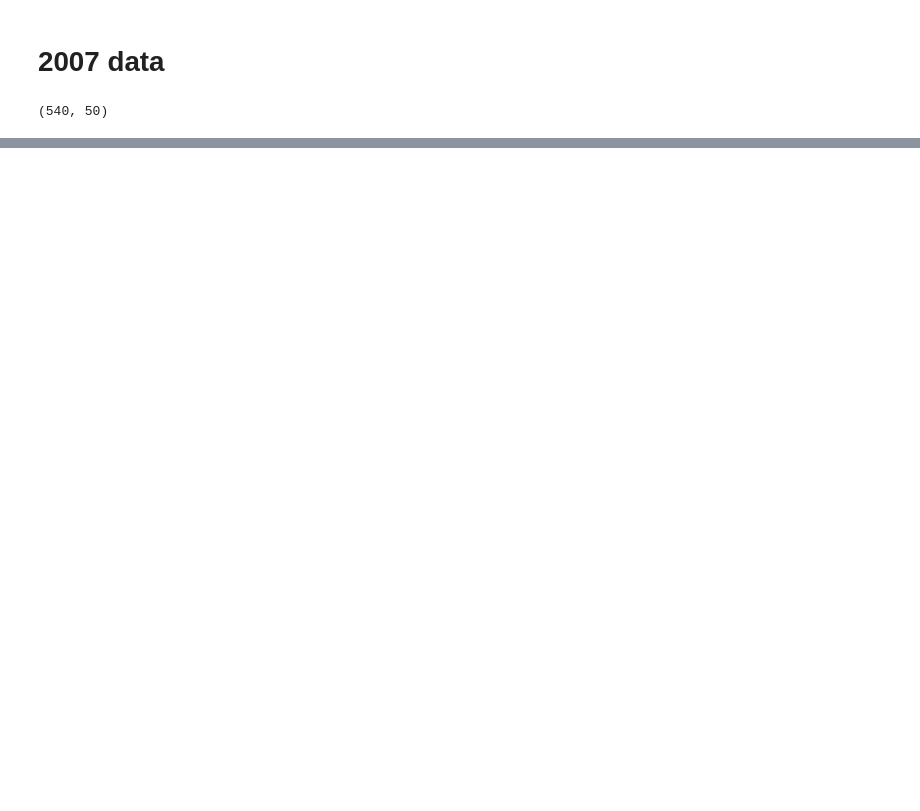
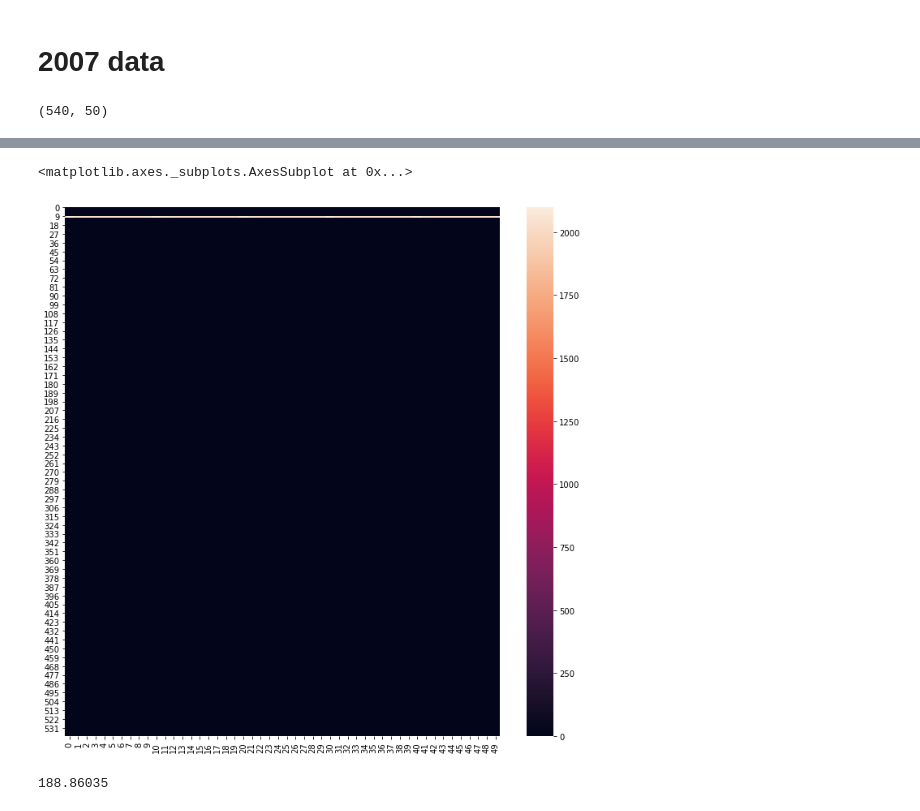
Before and after one commit to hardikkamboj/Shell_ai_hackathon, a Jupyter notebook: playing_around/Debugging_code.ipynb, the cells around one changed output, grey strips where cells are left out. Saved outputs shown, nothing was run; the diff lists cells and outputs as text; code cells hidden in the pictures; blank space fills up the shorter version.

```diff
--- a/playing_around/Debugging_code.ipynb
+++ b/playing_around/Debugging_code.ipynb
@@ -274,0 +286,3 @@ plot_turbines3(array1,n = mean_total_pwr_2007)
+# %%
+aep,farm_arr,total_eff_speed = totalAEP(100,array2,power,prob_array,debug=True)
+aep_2007,farm_arr_2007,total_eff_speed_2007 = totalAEP(100,array2,power,prob_array_2007,debug=True)
@@ -274,0 +306,16 @@ plot_turbines3(array1,n = mean_total_pwr_2007)
+# %%
+plt.figure(figsize = (12,12))
+sns.heatmap(total_eff_speed)
+# %% [output]
+<matplotlib.axes._subplots.AxesSubplot at 0x...>
+[figure, added]
+# %%
+mean_total_eff_speed = total_eff_speed.mean(axis=0)
+print(np.sum(mean_total_eff_speed))
+
+# mean_total_eff_2007 /= np.sum(mean_total_pwr)
+# mean_total_pwr *= 100
+
+mean_total_eff_speed = np.round(mean_total_eff_speed,4)
+# %% [output]
+188.86035
```
Also changed, not shown: parts of 18 cells of this notebook, 33 other files.
